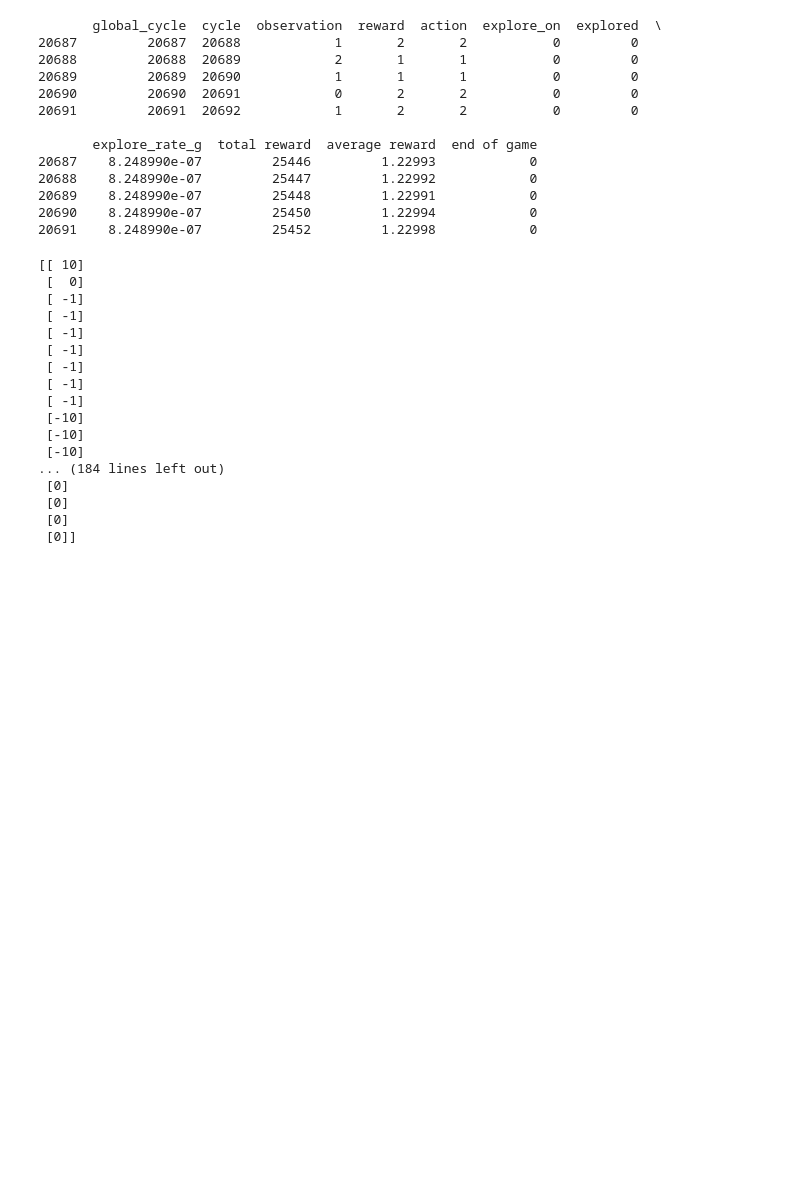
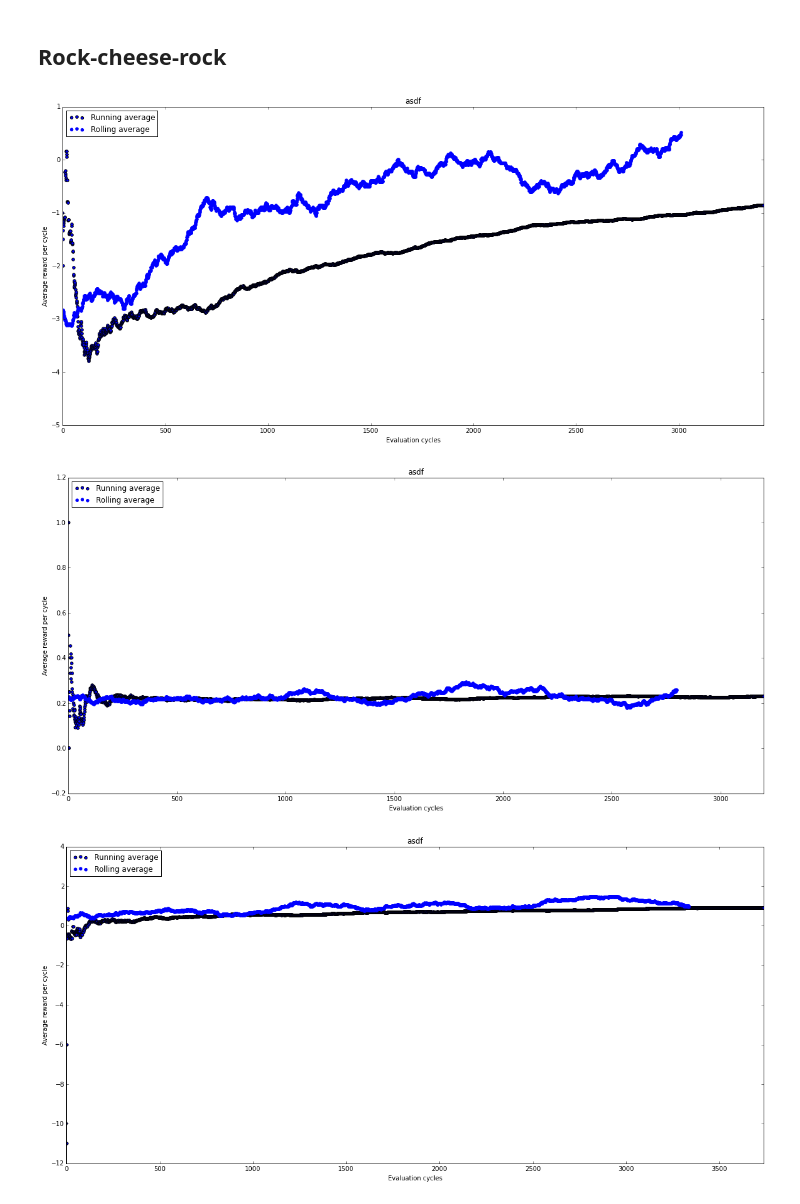
Before and after one commit to rbudzyns/AIXI_2015_Grp3, a Jupyter notebook: final_report/experiments.ipynb, the cells around one changed output. Saved outputs shown, nothing was run; the diff lists cells and outputs as text; code cells hidden in the pictures; blank space fills up the shorter version.

Commit message:
Add cheese-rock-cheese to experiment

```diff
--- a/final_report/experiments.ipynb
+++ b/final_report/experiments.ipynb
@@ -63,7 +63,7 @@ def plotRunningAndRollingAverage(dat,title,window_size=400):
     # compute rolling average reward/cycle
     roll = []
 
-    tmp = np.sum(dat[0:window_size])/window_size
+    tmp = float(np.sum(dat[0:window_size]))/window_size
     for i in xrange(window_size,len(dat)):
         tmp += float(dat[i])/window_size
         tmp -= float(dat[i-window_size])/window_size
@@ -83,11 +85,11 @@ def plotRunningAndRollingAverage(dat,title,window_size=400):
 # %%
 dir = '../logs/'
 for file in os.listdir(dir):
-    if file.endswith(".csv"):
+    if file.endswith(".csv") and file.startswith('tiger'):
         data = pd.read_csv(dir+file,sep=', ',engine='python')
         game = file.split('-')[0]
         dat = getEvaluationPhaseOnly(data) # to plot evaluation cycles only
         #dat = data[['reward']] # to plot all cycles
         dat -= reward_offsets[game]
         title = file + ' | ' + time.ctime(os.path.getctime(dir+file))
-        plotRunningAndRollingAverage(dat,title)
+        #plotRunningAndRollingAverage(dat,title)
@@ -108,40 +96,31 @@ for file in os.listdir(dir):
-# %%
-data = pd.read_csv(dir+'rockpaper-jarryd-low-exp-okay.csv',sep=', ',engine='python')
-print data.tail()
-dat = np.array(data[['reward']])
-# %% [output]
-       global_cycle  cycle  observation  reward  action  explore_on  explored  \
-20687         20687  20688            1       2       2           0         0
-20688         20688  20689            2       1       1           0         0
-20689         20689  20690            1       1       1           0         0
-20690         20690  20691            0       2       2           0         0
-20691         20691  20692            1       2       2           0         0
-
-       explore_rate_g  total reward  average reward  end of game
-20687    8.248990e-07         25446         1.22993            0
-20688    8.248990e-07         25447         1.22992            0
-20689    8.248990e-07         25448         1.22991            0
-20690    8.248990e-07         25450         1.22994            0
-20691    8.248990e-07         25452         1.22998            0
-# %%
-eval = np.array(data[['explore_on']])
-print dat[-100:]-10
-print eval[-100:]
-# %% [output]
-[[ 10]
- [  0]
- [ -1]
- [ -1]
- [ -1]
- [ -1]
- [ -1]
- [ -1]
- [ -1]
- [-10]
- [-10]
- [-10]
-... (184 lines left out)
- [0]
- [0]
- [0]
- [0]]
+# %% [markdown]
+## Rock-cheese-rock
+# %%
+rockstar = dir+'cheesemaze-then-rockpaper-john-2.csv'
+data = pd.read_csv(rockstar,sep=', ',engine='python')
+column_names = ''
+with open(rockstar) as f:
+    game = 0
+    while game < 3:
+        with open('tmp'+str(game)+'.csv','w') as outfile:
+            if game > 0:
+                outfile.write(column_names)
+            for line in f:
+                if line.startswith('-'):
+                    break
+                if line.startswith('global_cycle'):
+                    column_names = line
+                outfile.write(line)
+            game+=1
+# %%
+fil = 0
+for game in ['cheesemaze','rockpaper','cheesemaze']:
+    data = pd.read_csv('tmp'+str(fil)+'.csv',sep=', ',engine='python')
+    dat = getEvaluationPhaseOnly(data)
+    dat -= reward_offsets[game]
+    plotRunningAndRollingAverage(dat,'asdf')
+    fil+=1
+# %% [output]
+[figure, added]
+[figure, added]
+[figure, added]
```
Also changed, not shown: parts of 3 cells of this notebook.
